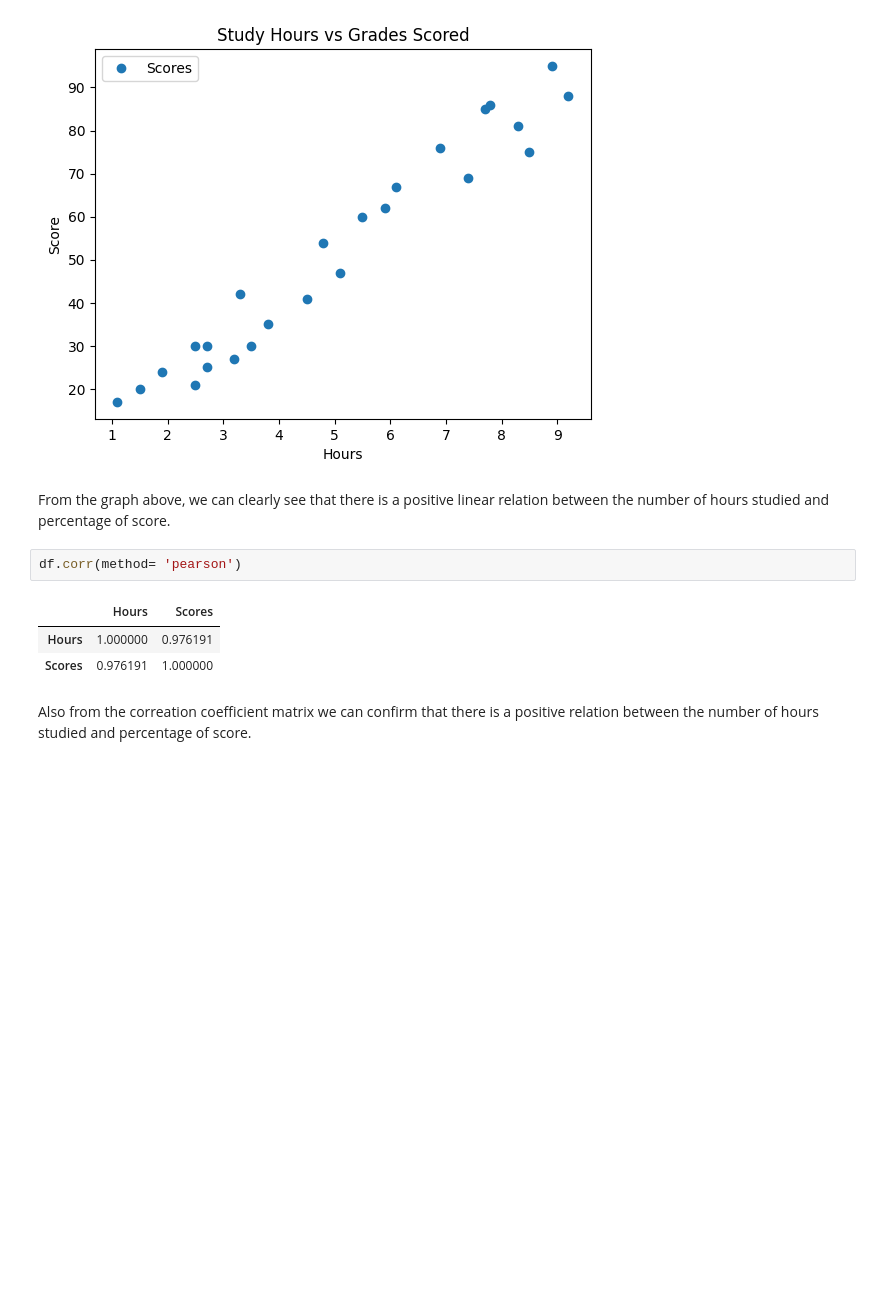
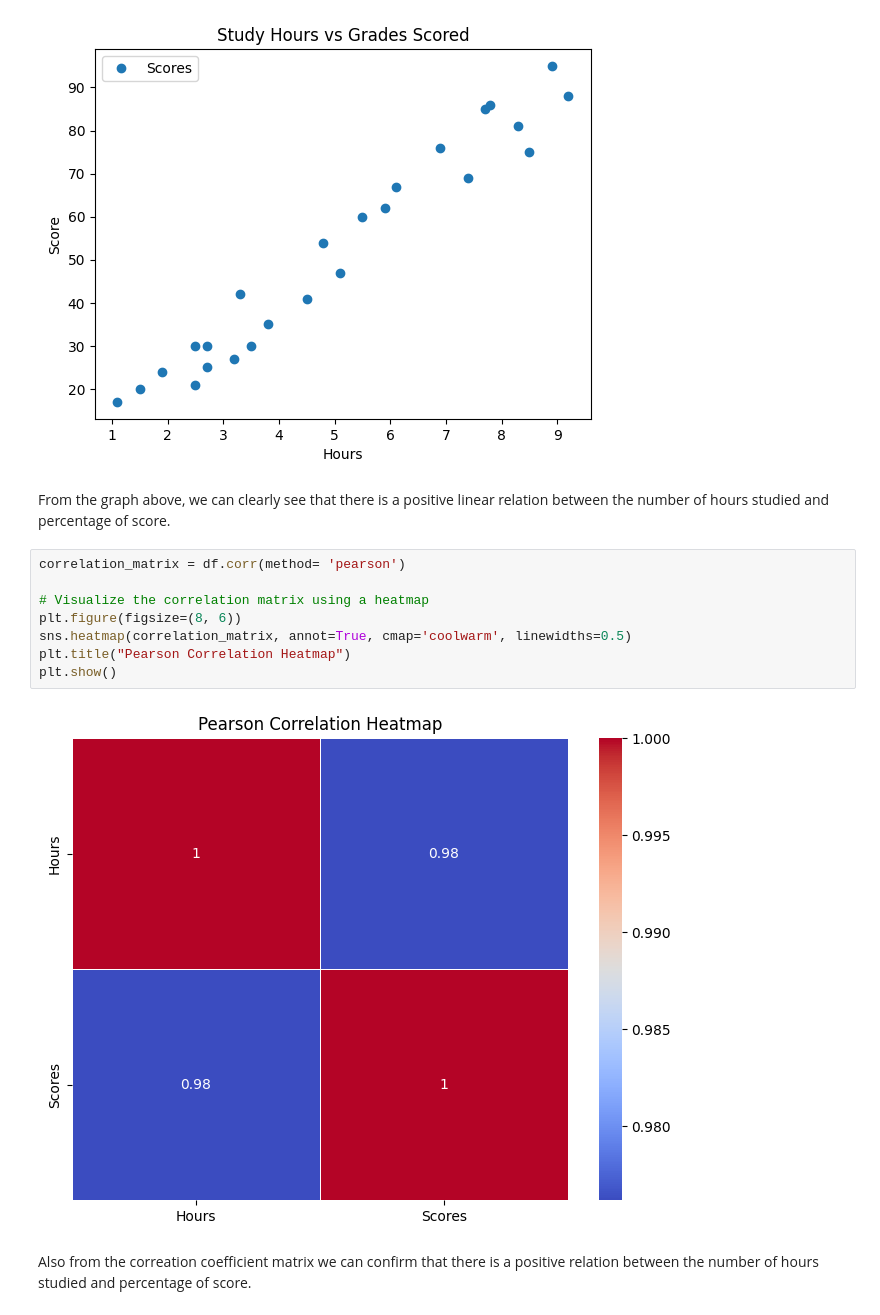
Before and after one commit to satyakipal99/Data-Science-and-Business-Analyst-Internship-TSF, a Jupyter notebook: Task_1_Linear_Regression.ipynb, the cells around one changed output. Saved outputs shown, nothing was run; the diff lists cells and outputs as text; blank space fills up the shorter version.

```diff
--- a/Task_1_Linear_Regression.ipynb
+++ b/Task_1_Linear_Regression.ipynb
@@ -116,12 +117,16 @@ plt.show()
 [figure]
 # %% [markdown]
 From the graph above, we can clearly see that there is a positive linear relation between the number of hours studied and percentage of score.
-# %%
-df.corr(method= 'pearson')
-# %% [output]
-|  | Hours | Scores |
-| Hours | 1.000000 | 0.976191 |
-| Scores | 0.976191 | 1.000000 |
+# %%
+correlation_matrix = df.corr(method= 'pearson')
+
+# Visualize the correlation matrix using a heatmap
+plt.figure(figsize=(8, 6))
+sns.heatmap(correlation_matrix, annot=True, cmap='coolwarm', linewidths=0.5)
+plt.title("Pearson Correlation Heatmap")
+plt.show()
+# %% [output]
+[figure, added]
 # %% [markdown]
 Also from the correation coefficient matrix we can confirm that there is a positive relation between the number of hours studied and percentage of score.
 # %% [markdown]
```
Also changed, not shown: parts of 1 cell of this notebook.
